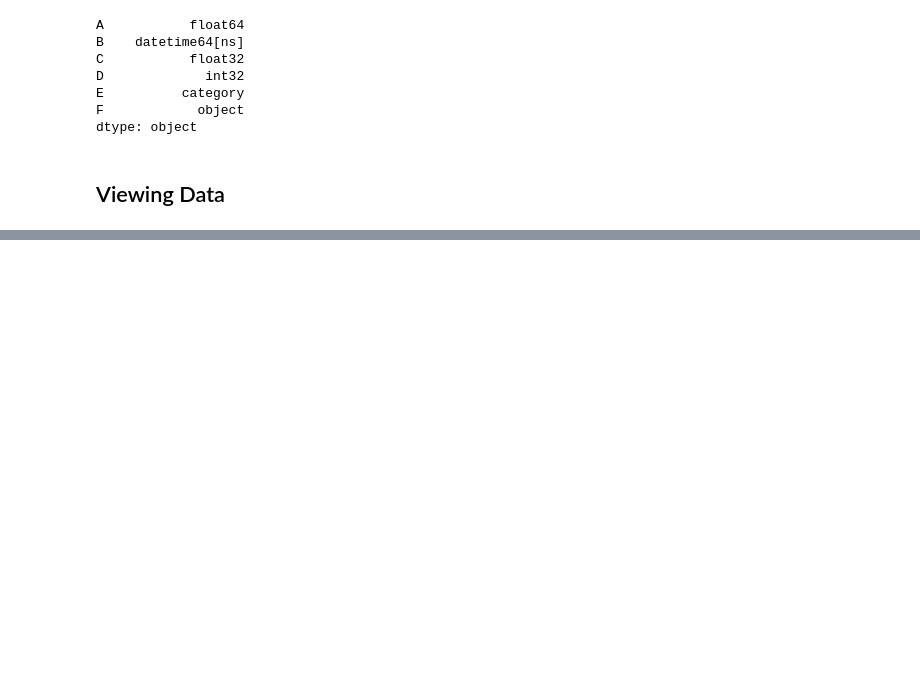
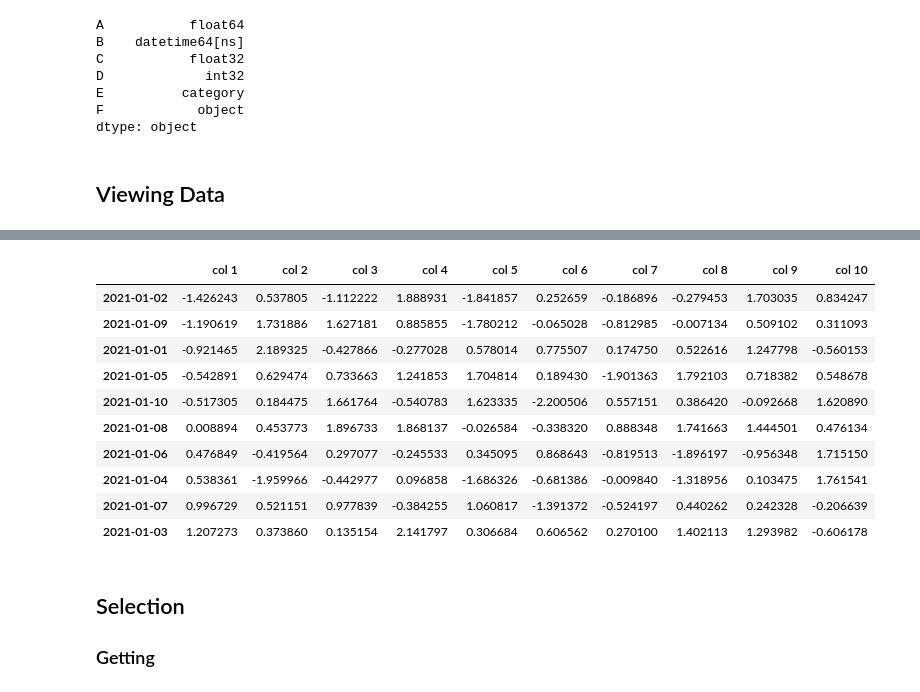
Before and after one commit to sven-gerlach/machine_learning, a Jupyter notebook: Notebooks/10-minutes-to-pandas/10-minutes-to-pandas.ipynb, the cells around one changed output, grey strips where cells are left out. Saved outputs shown, nothing was run; the diff lists cells and outputs as text; code cells hidden in the pictures; blank space fills up the shorter version.

```diff
--- a/Notebooks/10-minutes-to-pandas/10-minutes-to-pandas.ipynb
+++ b/Notebooks/10-minutes-to-pandas/10-minutes-to-pandas.ipynb
@@ -79,0 +179,17 @@ dtype: object
+# %%
+df.sort_values(by=["col 1"])
+# %% [output]
+|  | col 1 | col 2 | col 3 | col 4 | col 5 | col 6 | col 7 | col 8 | col 9 | col 10 |
+| 2021-01-02 | -1.426243 | 0.537805 | -1.112222 | 1.888931 | -1.841857 | 0.252659 | -0.186896 | -0.279453 | 1.703035 | 0.834247 |
+| 2021-01-09 | -1.190619 | 1.731886 | 1.627181 | 0.885855 | -1.780212 | -0.065028 | -0.812985 | -0.007134 | 0.509102 | 0.311093 |
+| 2021-01-01 | -0.921465 | 2.189325 | -0.427866 | -0.277028 | 0.578014 | 0.775507 | 0.174750 | 0.522616 | 1.247798 | -0.560153 |
+| 2021-01-05 | -0.542891 | 0.629474 | 0.733663 | 1.241853 | 1.704814 | 0.189430 | -1.901363 | 1.792103 | 0.718382 | 0.548678 |
+| 2021-01-10 | -0.517305 | 0.184475 | 1.661764 | -0.540783 | 1.623335 | -2.200506 | 0.557151 | 0.386420 | -0.092668 | 1.620890 |
+| 2021-01-08 | 0.008894 | 0.453773 | 1.896733 | 1.868137 | -0.026584 | -0.338320 | 0.888348 | 1.741663 | 1.444501 | 0.476134 |
+| 2021-01-06 | 0.476849 | -0.419564 | 0.297077 | -0.245533 | 0.345095 | 0.868643 | -0.819513 | -1.896197 | -0.956348 | 1.715150 |
+| 2021-01-04 | 0.538361 | -1.959966 | -0.442977 | 0.096858 | -1.686326 | -0.681386 | -0.009840 | -1.318956 | 0.103475 | 1.761541 |
+| 2021-01-07 | 0.996729 | 0.521151 | 0.977839 | -0.384255 | 1.060817 | -1.391372 | -0.524197 | 0.440262 | 0.242328 | -0.206639 |
+| 2021-01-03 | 1.207273 | 0.373860 | 0.135154 | 2.141797 | 0.306684 | 0.606562 | 0.270100 | 1.402113 | 1.293982 | -0.606178 |
+# %% [markdown]
+## Selection
+### Getting
```
Also changed, not shown: parts of 29 cells of this notebook.
